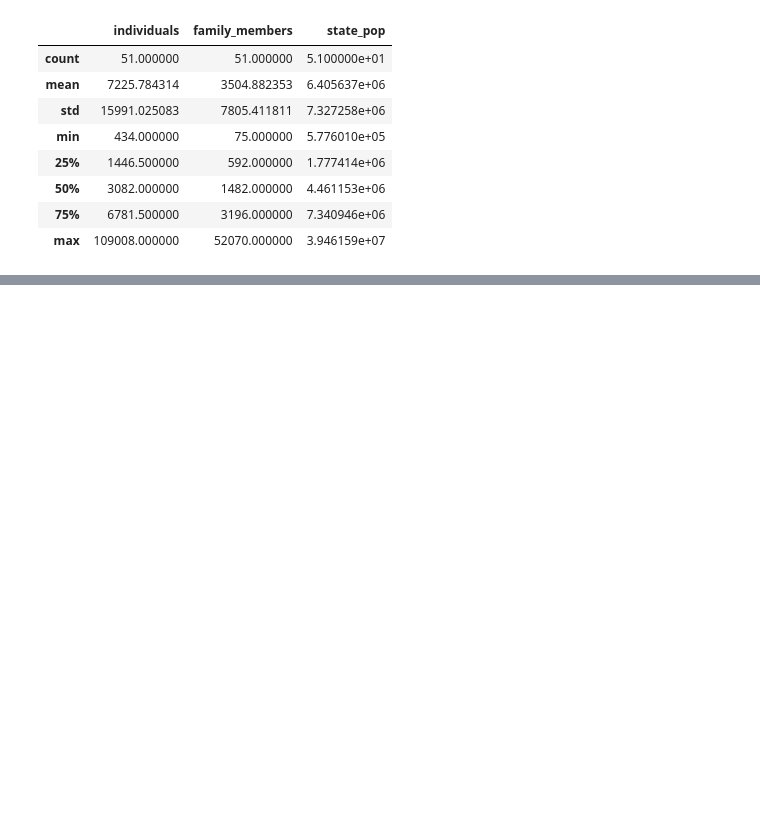
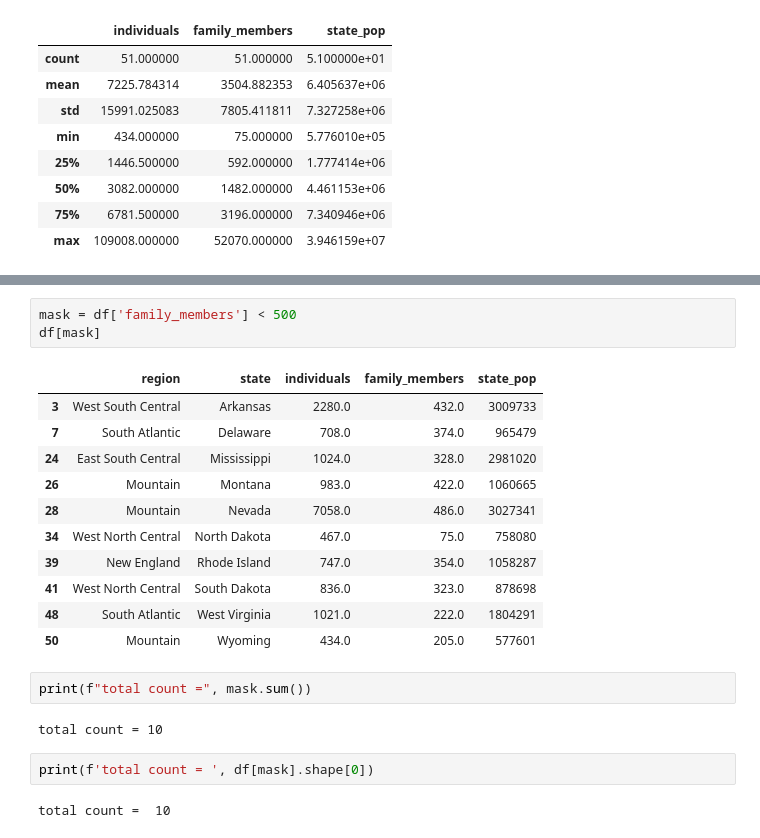
Before and after one commit to ShajibEwuCse19/Bongo-Dev-DS-AI-ML-Course-Practice-Repo, a Jupyter notebook: my-practice/pandas_practice.ipynb, the cells around one changed output, grey strips where cells are left out. Cells and saved outputs as stored; diff of their text form; blank space fills up the shorter version.

```diff
--- a/my-practice/pandas_practice.ipynb
+++ b/my-practice/pandas_practice.ipynb
@@ -97,0 +105,23 @@ df[['state']]
+# %%
+mask = df['family_members'] < 500
+df[mask]
+# %% [output]
+|  | region | state | individuals | family_members | state_pop |
+| 3 | West South Central | Arkansas | 2280.0 | 432.0 | 3009733 |
+| 7 | South Atlantic | Delaware | 708.0 | 374.0 | 965479 |
+| 24 | East South Central | Mississippi | 1024.0 | 328.0 | 2981020 |
+| 26 | Mountain | Montana | 983.0 | 422.0 | 1060665 |
+| 28 | Mountain | Nevada | 7058.0 | 486.0 | 3027341 |
+| 34 | West North Central | North Dakota | 467.0 | 75.0 | 758080 |
+| 39 | New England | Rhode Island | 747.0 | 354.0 | 1058287 |
+| 41 | West North Central | South Dakota | 836.0 | 323.0 | 878698 |
+| 48 | South Atlantic | West Virginia | 1021.0 | 222.0 | 1804291 |
+| 50 | Mountain | Wyoming | 434.0 | 205.0 | 577601 |
+# %%
+print(f"total count =", mask.sum())
+# %% [output]
+total count = 10
+# %%
+print(f'total count = ', df[mask].shape[0])
+# %% [output]
+total count =  10
```
Also changed, not shown: parts of 25 cells of this notebook.
